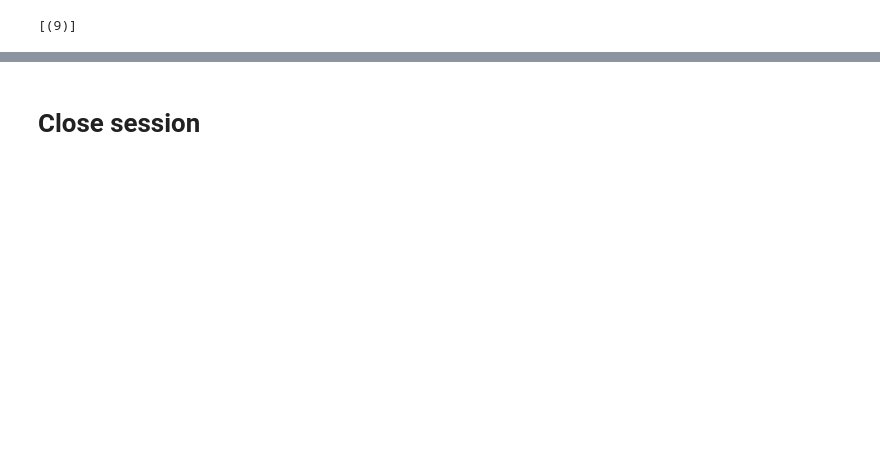
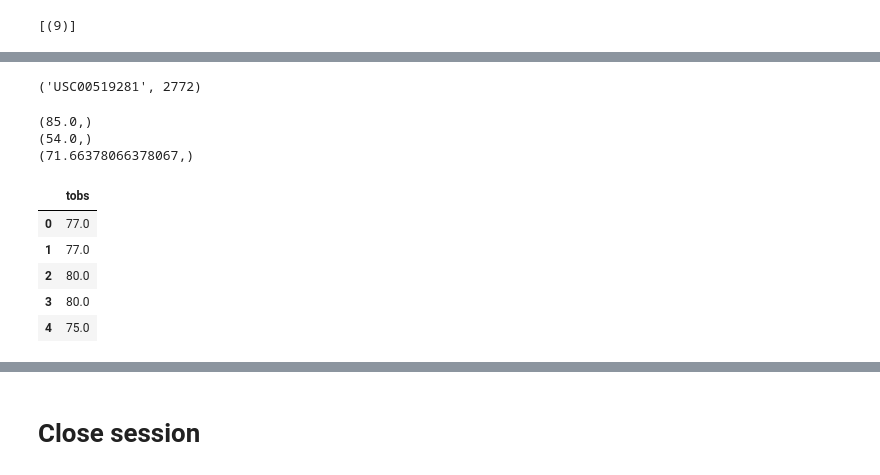
Before and after one commit to alannahmarie/sqlalchemy-challenge, a Jupyter notebook: climate_analysis.ipynb, the cells around one changed output, grey strips where cells are left out. Cells and saved outputs as stored; diff of their text form; code cells hidden in the pictures; blank space fills up the shorter version.

```diff
--- a/climate_analysis.ipynb
+++ b/climate_analysis.ipynb
@@ -150,5 +160,21 @@ session.query(func.count(Station.station)).all()
+# %%
+most_active = session.query(Measurement.station, func.count(Measurement.station)).group_by(Measurement.station).order_by(func.count(Measurement.station).desc()).first()
+most_active
+# %% [output]
+('USC00519281', 2772)
 # %%
 # Using the most active station id from the previous query, calculate the lowest, highest, and average temperature.
+highest_temp = session.query(func.max(Measurement.tobs)).filter(Measurement.station == 'USC00519281').one()
+lowest_temp = session.query(func.min(Measurement.tobs)).filter(Measurement.station == 'USC00519281').one()
+average_temp = session.query(func.avg(Measurement.tobs)).filter(Measurement.station == 'USC00519281').one()
+
+print(highest_temp)
+print(lowest_temp)
+print(average_temp)
+# %% [output]
+(85.0,)
+(54.0,)
+(71.66378066378067,)
 # %%
 # Using the most active station id
 # Query the last 12 months of temperature observation data for this station and plot the results as a histogram
@@ -154,0 +182,10 @@ session.query(func.count(Station.station)).all()
+# %%
+temp_observation_df = pd.DataFrame(temp_observation)
+temp_observation_df.head()
+# %% [output]
+|  | tobs |
+| 0 | 77.0 |
+| 1 | 77.0 |
+| 2 | 80.0 |
+| 3 | 80.0 |
+| 4 | 75.0 |
```
Also changed, not shown: parts of 5 cells of this notebook.
